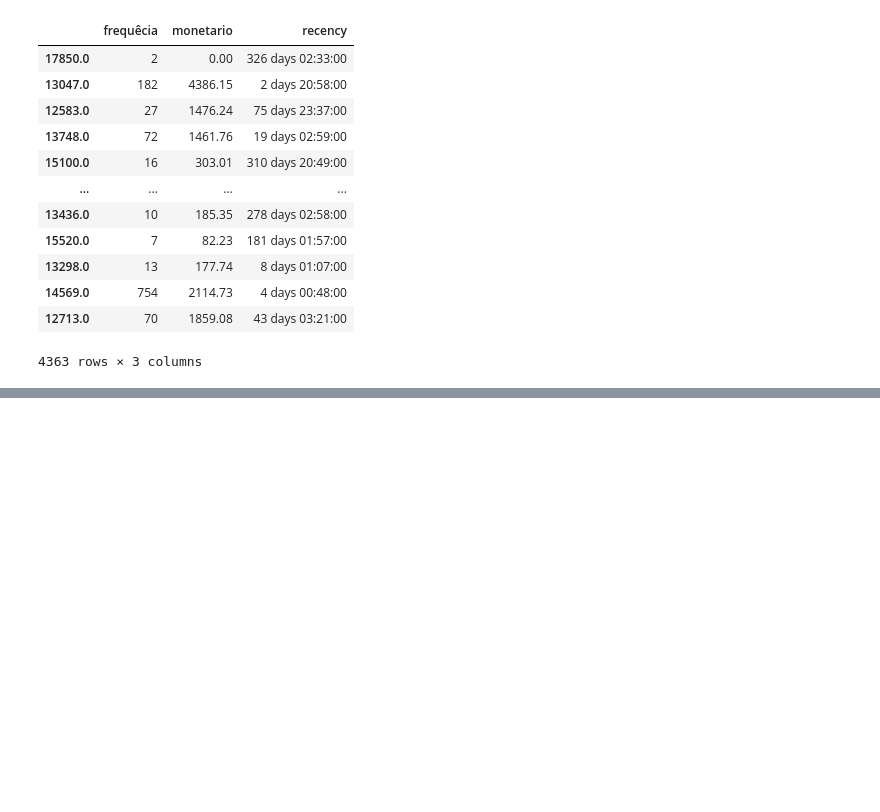
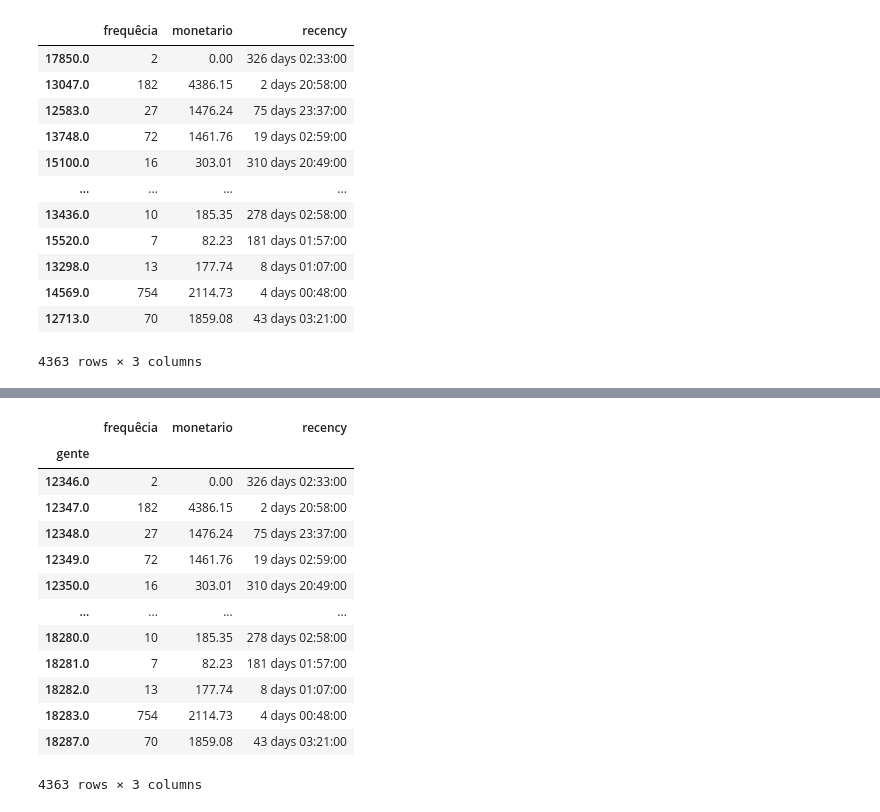
Before and after one commit to vinybrasil/CiDAMO, a Jupyter notebook: projeto_relmo/customers/3_apresentacao_recibossemlixo.ipynb, the cells around one changed output, grey strips where cells are left out. Drawn from its saved outputs; the diff is of its cells as text; code cells hidden in the pictures; blank space fills up the shorter version.

```diff
--- a/projeto_relmo/customers/3_apresentacao_recibossemlixo.ipynb
+++ b/projeto_relmo/customers/3_apresentacao_recibossemlixo.ipynb
@@ -433,0 +448,4 @@ df.to_csv("/content/drive/My Drive/projeto_relmo/customers.csv")
+# %%
+a = df_cliente_recibos.groupby('cliente')
+df = pd.DataFrame(a, columns=('gente', 'fodase'))
+df
@@ -433,0 +466,19 @@ df.to_csv("/content/drive/My Drive/projeto_relmo/customers.csv")
+# %%
+clientes2 = clientes.set_index(df.gente)
+#clientes.to_csv("/content/drive/My Drive/projeto_relmo/clientes_RFM.csv")
+clientes2
+# %% [output]
+|  | frequêcia | monetario | recency |
+| gente |  |  |  |
+| 12346.0 | 2 | 0.00 | 326 days 02:33:00 |
+| 12347.0 | 182 | 4386.15 | 2 days 20:58:00 |
+| 12348.0 | 27 | 1476.24 | 75 days 23:37:00 |
+| 12349.0 | 72 | 1461.76 | 19 days 02:59:00 |
+| 12350.0 | 16 | 303.01 | 310 days 20:49:00 |
+| ... | ... | ... | ... |
+| 18280.0 | 10 | 185.35 | 278 days 02:58:00 |
+| 18281.0 | 7 | 82.23 | 181 days 01:57:00 |
+| 18282.0 | 13 | 177.74 | 8 days 01:07:00 |
+| 18283.0 | 754 | 2114.73 | 4 days 00:48:00 |
+| 18287.0 | 70 | 1859.08 | 43 days 03:21:00 |
+4363 rows × 3 columns
```
Also changed, not shown: parts of 4 cells of this notebook.
